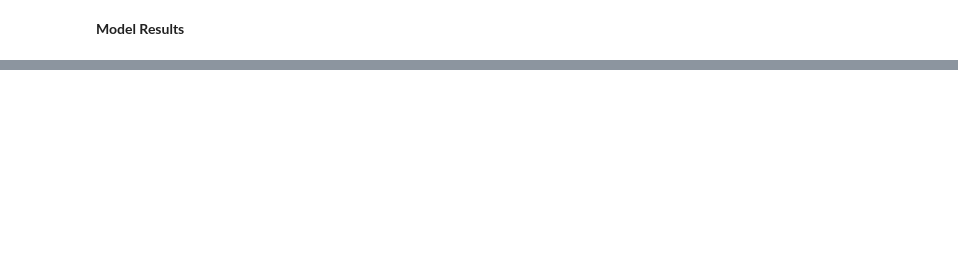
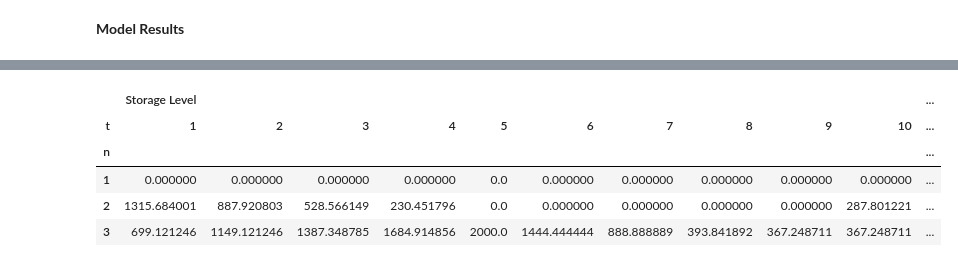
Before and after one commit to levanpavlenishvili/MSc-Dissertation---Microgrids-in-CLPU, a Jupyter notebook: Model - Pyomo-V9.ipynb, the cells around one changed output, grey strips where cells are left out. Cells and saved outputs as stored; diff of their text form; code cells hidden in the pictures; blank space fills up the shorter version.

```diff
--- a/Model - Pyomo-V9.ipynb
+++ b/Model - Pyomo-V9.ipynb
@@ -815,3 +815,12 @@ EIM_r
+# %%
+EOM_r
+# %% [output]
+|  | Storage Level |  |  |  |  |  |  |  |  |  | ... |
+| t | 1 | 2 | 3 | 4 | 5 | 6 | 7 | 8 | 9 | 10 | ... |
+| n |  |  |  |  |  |  |  |  |  |  | ... |
+| 1 | 0.000000 | 0.000000 | 0.000000 | 0.000000 | 0.0 | 0.000000 | 0.000000 | 0.000000 | 0.000000 | 0.000000 | ... |
+| 2 | 1315.684001 | 887.920803 | 528.566149 | 230.451796 | 0.0 | 0.000000 | 0.000000 | 0.000000 | 0.000000 | 287.801221 | ... |
+| 3 | 699.121246 | 1149.121246 | 1387.348785 | 1684.914856 | 2000.0 | 1444.444444 | 888.888889 | 393.841892 | 367.248711 | 367.248711 | ... |
 # %%
 z_r
 # %% [output]
```
Also changed, not shown: parts of 13 cells of this notebook, 7 other files.
